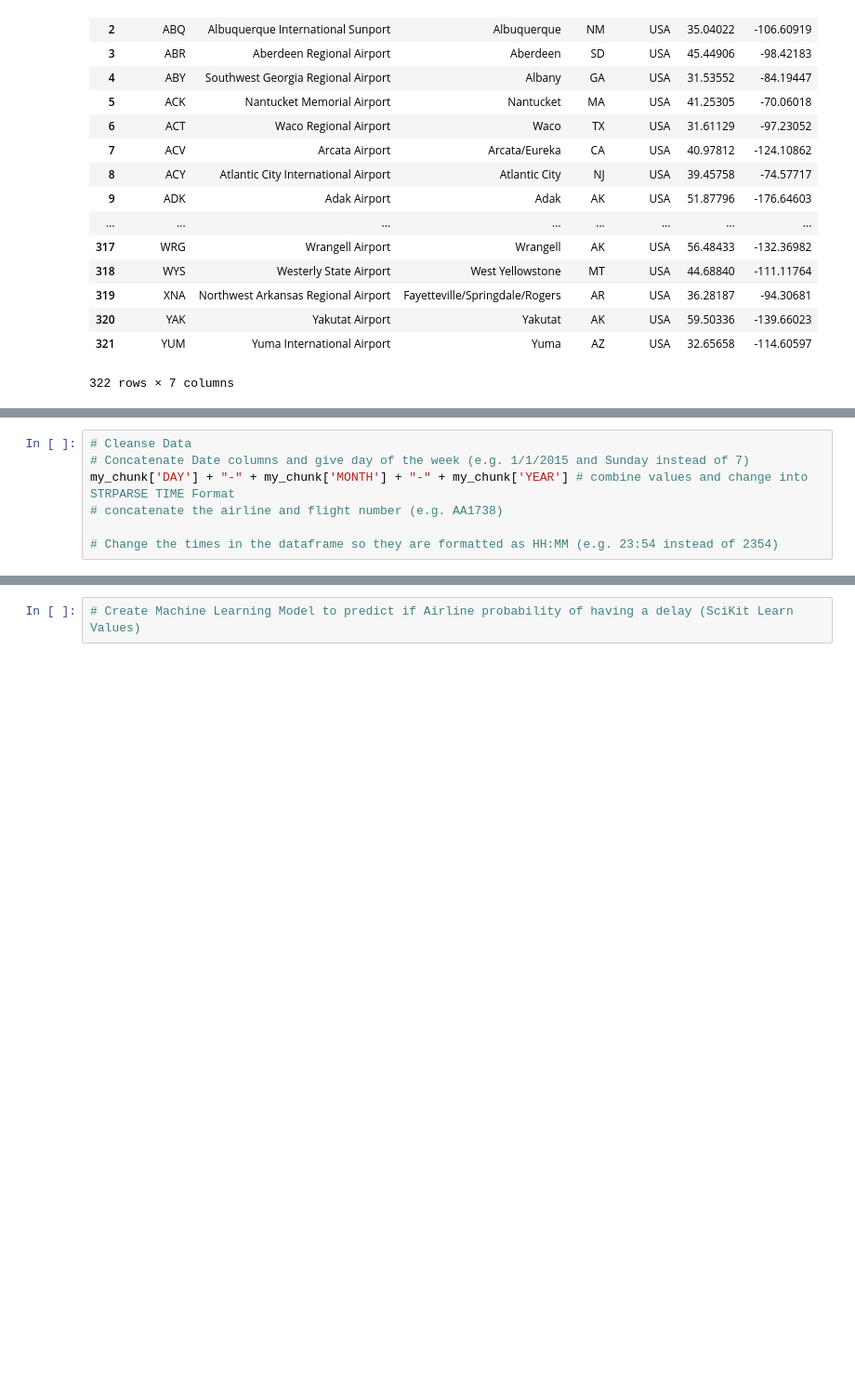
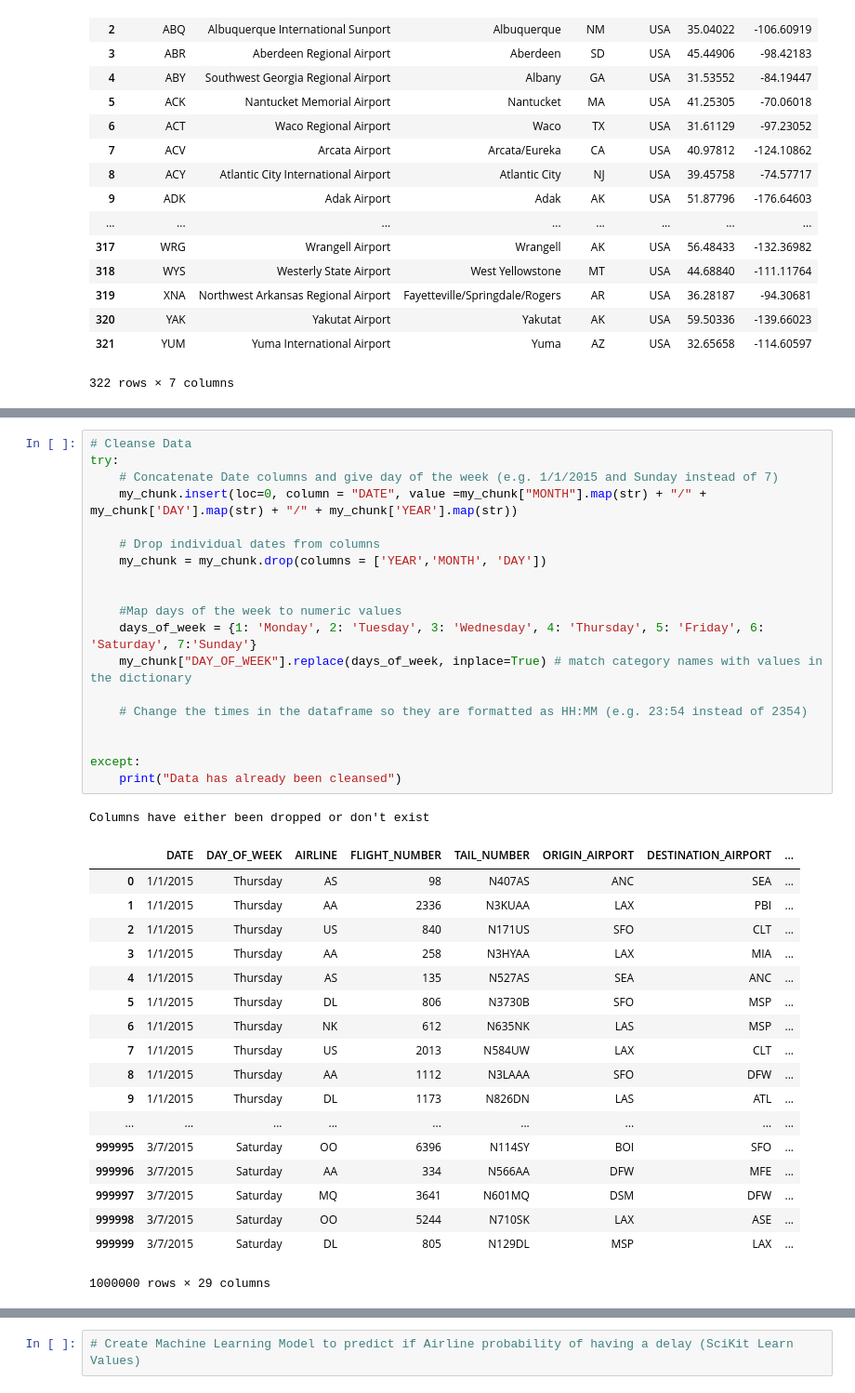
Before and after one commit to ChillOutAlan/652-Final-Project, a Jupyter notebook: Cleansing.ipynb, the cells around one changed output, grey strips where cells are left out. Shown at 93% size. Cells and saved outputs as stored; diff of their text form; blank space fills up the shorter version.

Commit message:
Date Cleansed

```diff
--- a/Cleansing.ipynb
+++ b/Cleansing.ipynb
@@ -73,8 +74,40 @@ my_chunk.head()
 5 rows × 31 columns
 # %%
 # Cleanse Data
-# Concatenate Date columns and give day of the week (e.g. 1/1/2015 and Sunday instead of 7)
-my_chunk['DAY'] + "-" + my_chunk['MONTH'] + "-" + my_chunk['YEAR'] # combine values and change into STRPARSE TIME Format
-# concatenate the airline and flight number (e.g. AA1738)
+try:
+    # Concatenate Date columns and give day of the week (e.g. 1/1/2015 and Sunday instead of 7)
+    my_chunk.insert(loc=0, column = "DATE", value =my_chunk["MONTH"].map(str) + "/" + my_chunk['DAY'].map(str) + "/" + my_chunk['YEAR'].map(str))
 
-# Change the times in the dataframe so they are formatted as HH:MM (e.g. 23:54 instead of 2354)
+    # Drop individual dates from columns
+    my_chunk = my_chunk.drop(columns = ['YEAR','MONTH', 'DAY'])
+
+
+    #Map days of the week to numeric values
+    days_of_week = {1: 'Monday', 2: 'Tuesday', 3: 'Wednesday', 4: 'Thursday', 5: 'Friday', 6: 'Saturday', 7:'Sunday'}
+    my_chunk["DAY_OF_WEEK"].replace(days_of_week, inplace=True) # match category names with values in the dictionary
+
+    # Change the times in the dataframe so they are formatted as HH:MM (e.g. 23:54 instead of 2354)
+
+
+except:
+    print("Data has already been cleansed")
+# %% [output]
+Columns have either been dropped or don't exist
+|  | DATE | DAY_OF_WEEK | AIRLINE | FLIGHT_NUMBER | TAIL_NUMBER | ORIGIN_AIRPORT | DESTINATION_AIRPORT | ... |
+| 0 | 1/1/2015 | Thursday | AS | 98 | N407AS | ANC | SEA | ... |
+| 1 | 1/1/2015 | Thursday | AA | 2336 | N3KUAA | LAX | PBI | ... |
+| 2 | 1/1/2015 | Thursday | US | 840 | N171US | SFO | CLT | ... |
+| 3 | 1/1/2015 | Thursday | AA | 258 | N3HYAA | LAX | MIA | ... |
+| 4 | 1/1/2015 | Thursday | AS | 135 | N527AS | SEA | ANC | ... |
+| 5 | 1/1/2015 | Thursday | DL | 806 | N3730B | SFO | MSP | ... |
+| 6 | 1/1/2015 | Thursday | NK | 612 | N635NK | LAS | MSP | ... |
+| 7 | 1/1/2015 | Thursday | US | 2013 | N584UW | LAX | CLT | ... |
+| 8 | 1/1/2015 | Thursday | AA | 1112 | N3LAAA | SFO | DFW | ... |
+| 9 | 1/1/2015 | Thursday | DL | 1173 | N826DN | LAS | ATL | ... |
+| ... | ... | ... | ... | ... | ... | ... | ... | ... |
+| 999995 | 3/7/2015 | Saturday | OO | 6396 | N114SY | BOI | SFO | ... |
+| 999996 | 3/7/2015 | Saturday | AA | 334 | N566AA | DFW | MFE | ... |
+| 999997 | 3/7/2015 | Saturday | MQ | 3641 | N601MQ | DSM | DFW | ... |
+| 999998 | 3/7/2015 | Saturday | OO | 5244 | N710SK | LAX | ASE | ... |
+| 999999 | 3/7/2015 | Saturday | DL | 805 | N129DL | MSP | LAX | ... |
+1000000 rows × 29 columns
```
Also changed, not shown: parts of 3 cells of this notebook.
